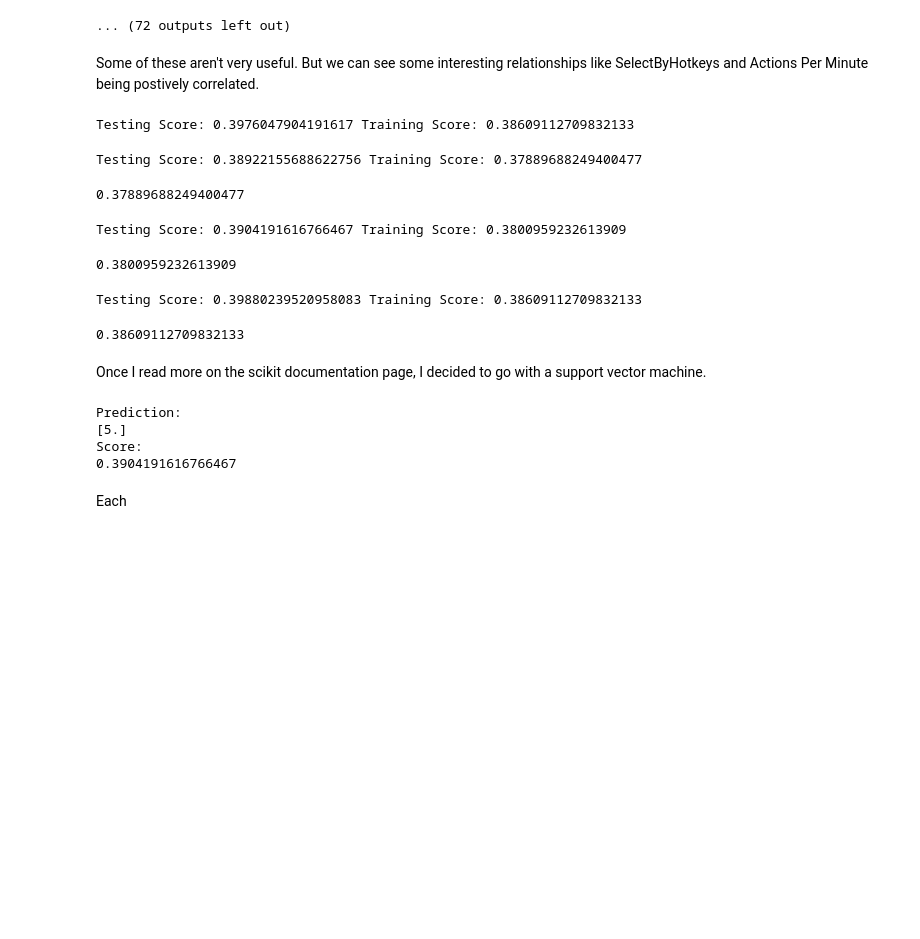
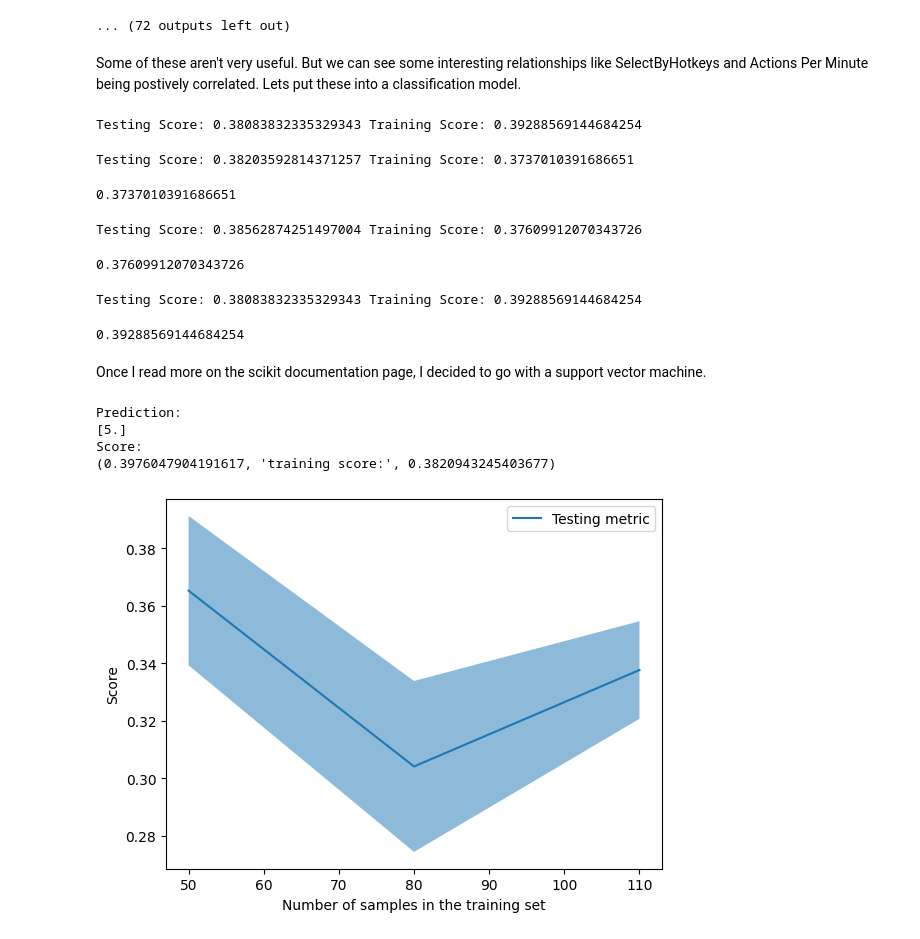
Before and after one commit to ddeneau/StarcraftRankPrediction, a Jupyter notebook: StarcraftPerformancerPredictor.ipynb, the cells around one changed output. Saved outputs shown, nothing was run; the diff lists cells and outputs as text; code cells hidden in the pictures; blank space fills up the shorter version.

```diff
--- a/StarcraftPerformancerPredictor.ipynb
+++ b/StarcraftPerformancerPredictor.ipynb
@@ -159,7 +159,7 @@ what rank they are. Same for total hours and hours per week. Most people seem to
 One big takeaway, is that most of the gameplay related statistics are going to work better as inputs to a regression model. Thinking about it now, it seems logical that
 something like knowledge of unique units made would be an indicator of how deeply a player knows the game in general. Or that someone with a certain amount of hot keys might have the optimal amount to win a game, but not be overloaed with hot key options.
 # %%
-predictor_column_names = ["UniqueUnitsMade", "UniqueHotkeys", "NumberOfPACs", "ActionsInPAC", "ActionLatency", "TotalMapExplored"]
+predictor_column_names = ["NumberOfPACs", "ActionsInPAC", "ActionLatency", "TotalMapExplored", "APM", "GapBetweenPACs"]
 final_player_data = new_player_data[['LeagueIndex', 'UniqueUnitsMade', 'UniqueHotkeys', 'NumberOfPACs', 'ActionsInPAC', 'ActionLatency', 'TotalMapExplored']]
 final_player_data.describe()
 figure_index = 0 # This is so we can plot in a loop.
@@ -167,7 +167,7 @@ figure_index = 0 # This is so we can plot in a loop.
 for name in predictor_column_names:
     print(name)
     plt.figure(figure_index)
-    sns.kdeplot(final_player_data[name]);
+    sns.kdeplot(new_player_data[name]);
     figure_index = figure_index + 1
 # %% [output]
 |  | LeagueIndex | UniqueUnitsMade | UniqueHotkeys | NumberOfPACs | ActionsInPAC | ActionLatency | ... |
@@ -222,8 +222,8 @@ Text(0, 0.5, 'AssignToHotkeys')
 ... (72 outputs left out)
 # %% [markdown]
 Some of these aren't very useful. But we can see some interesting relationships like SelectByHotkeys and Actions Per Minute being postively correlated.
+Lets put these into a classification model.
 # %%
-from sklearn import preprocessing
 from sklearn.pipeline import make_pipeline
 from sklearn.preprocessing import StandardScaler
 from sklearn.model_selection import train_test_split
@@ -259,7 +259,6 @@ class LogisticRegressionClassifier:
 
     def run(self):
         self.pipe = make_pipeline(StandardScaler(), LogisticRegression())
-
         self.split_test_training_data(10)
         self.fit_model(10000, 'l2', 'lbfgs')
         self.score_model()
@@ -271,13 +270,14 @@ class LogisticRegressionClassifier:
 
 
 
-x = new_player_data[['APM', 'NumberOfPACs', 'SelectByHotkeys', 'WorkersMade', 'GapBetweenPACs']].values
+
+x = new_player_data[predictor_column_names].values
 y = new_player_data['LeagueIndex']
 
 lrc = LogisticRegressionClassifier(x, y)
 lrc.run()
 # %% [output]
-Testing Score: 0.3976047904191617 Training Score: 0.38609112709832133
+Testing Score: 0.38083832335329343 Training Score: 0.39288569144684254
 # %%
 lrc.fit_model(10000, 'l2', 'liblinear')
 lrc.score_model()
@@ -288,16 +288,18 @@ lrc.score_model()
 lrc.fit_model(10000, 'l2', 'newton-cg')
 lrc.score_model()
 # %% [output]
-Testing Score: 0.38922155688622756 Training Score: 0.37889688249400477
+Testing Score: 0.38203592814371257 Training Score: 0.3737010391686651
-0.37889688249400477
+0.3737010391686651
-Testing Score: 0.3904191616766467 Training Score: 0.3800959232613909
+Testing Score: 0.38562874251497004 Training Score: 0.37609912070343726
-0.3800959232613909
+0.37609912070343726
-Testing Score: 0.39880239520958083 Training Score: 0.38609112709832133
+Testing Score: 0.38083832335329343 Training Score: 0.39288569144684254
-0.38609112709832133
+0.39288569144684254
 # %% [markdown]
  Once I read more on the scikit documentation page, I decided to go with a support vector machine.
 # %%
 from sklearn import svm
+from sklearn.svm import SVC
+from sklearn.model_selection import LearningCurveDisplay
 
 class SupportVectorMachine:
     def __init__(self,x, y):
@@ -305,7 +307,7 @@ class SupportVectorMachine:
         self.y = y
         self.x_test = None
         self.y_test = None
-        self.clf = svm.SVC(decision_function_shape='ovr')
+        self.clf = svm.SVC(decision_function_shape='ovo')
 
     # Fits the model.
     def fit_data(self):
@@ -314,36 +316,37 @@ class SupportVectorMachine:
     def split_test_training_data(self, random_state):
         self.x_train, self.x_test, self.y_train, self.y_test = train_test_split(self.x, self.y, random_state=random_state)
 
         # Expects array of arrays.
     def predict(self, prediction_inputs):
         print(self.clf.predict(prediction_inputs.values))
 
     def score(self, sample_weight):
         test_score = self.clf.score(self.x_test, self.y_test)
+        train_score = self.clf.score(self.x_train, self.y_train)
 
-        return test_score
+        return (test_score, "training score:", train_score)
 
     def run(self):
+        self.split_test_training_data(10)
         self.fit_data()
-        prediction_input = new_player_data[['APM', 'NumberOfPACs', 'SelectByHotkeys', 'WorkersMade', 'GapBetweenPACs']].sample(n=1)
+        prediction_input = new_player_data[predictor_column_names].sample(n=1)
         print("Prediction: ")
         self.predict(prediction_input)
-        self.split_test_training_data(10)
         print("Score: ")
         print(self.score(sample_weight=None))
+        LearningCurveDisplay.from_estimator(SVC(kernel="linear"), self.x_test, self.y_test, train_sizes=[50, 80, 110], cv=4)
 
 
 
 
 
 
 
 svm = SupportVectorMachine(x, y)
 svm.run()
 # %% [output]
 Prediction:
 [5.]
 Score:
-0.3904191616766467
+(0.3976047904191617, 'training score:', 0.3820943245403677)
+[figure, added]
-# %% [markdown]
-Each
```
Also changed, not shown: parts of 6 cells of this notebook, 4 other files.
